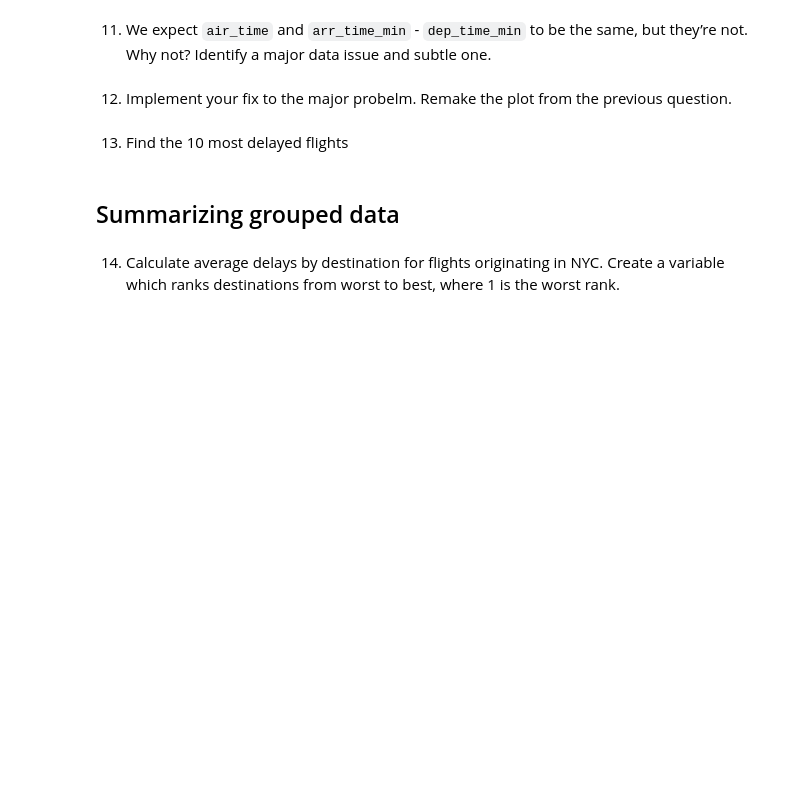
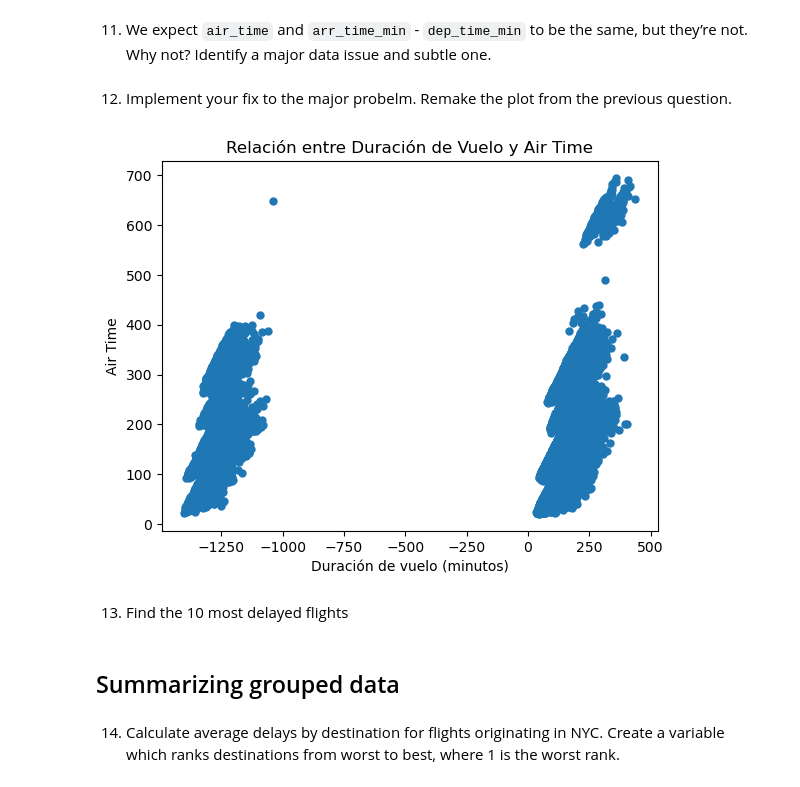
Before and after one commit to qlab-intro-python/tarea-2-adriana-arce-braulio-mundaca, a Jupyter notebook: tarea_2.ipynb, the cells around one changed output. Cells and saved outputs as stored; diff of their text form; code cells hidden in the pictures; blank space fills up the shorter version.

```diff
--- a/tarea_2.ipynb
+++ b/tarea_2.ipynb
@@ -364,3 +388,15 @@ Identify a major data issue and subtle one.
+# %%
+# Solution
+df['new_air_time'] = df['air_time'].dropna()
+df['new_duracion_de_vuelo_min'] = df['duracion_de_vuelo_min'].dropna()
+plt.plot(df['new_duracion_de_vuelo_min'], df['new_air_time'], '.', markersize=10, label='Datos')
+plt.xlabel('Duración de vuelo (minutos)')
+plt.ylabel('Air Time')
+plt.title('Relación entre Duración de Vuelo y Air Time')
+plt.show()
+#El error persiste, es porque la variable "air_time" puede no ser exactamente el cálculo entre la hora de salida y de llegada del vuelo
+# %% [output]
+[figure, added]
 # %% [markdown]
 13. Find the 10 most delayed flights
 # %%
```
Also changed, not shown: parts of 6 cells of this notebook.
